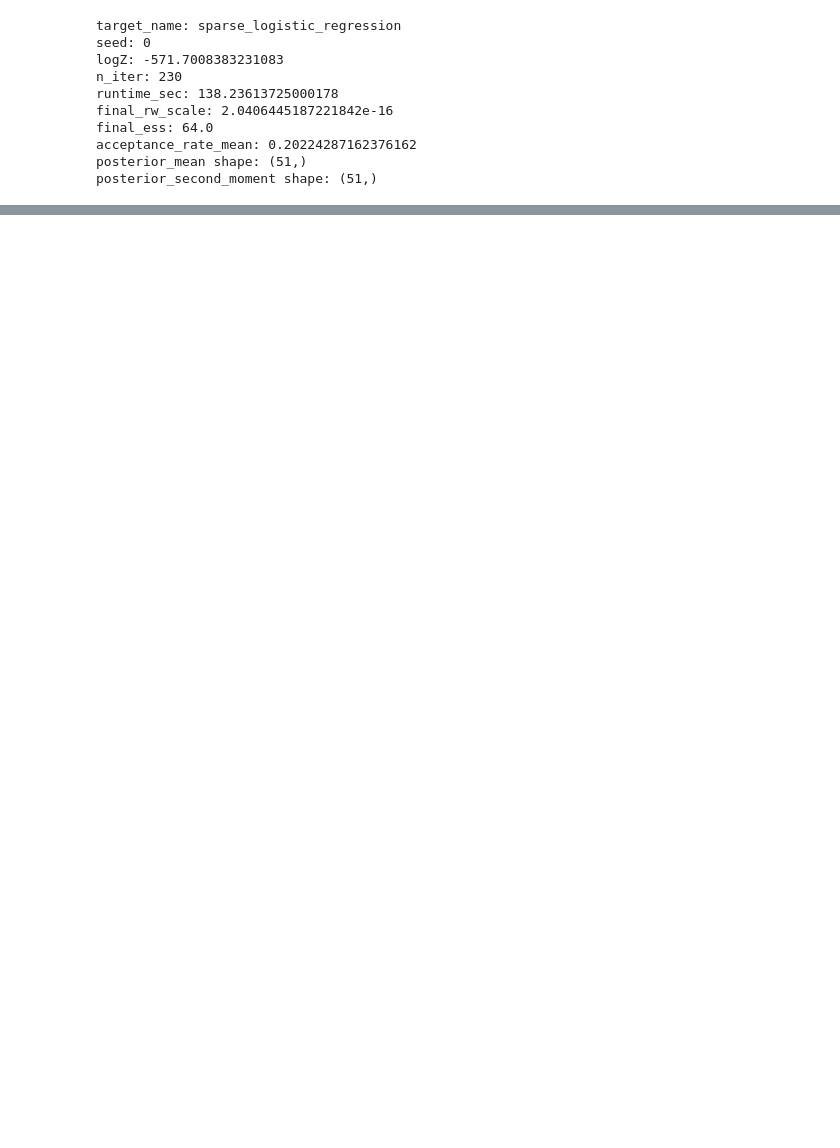
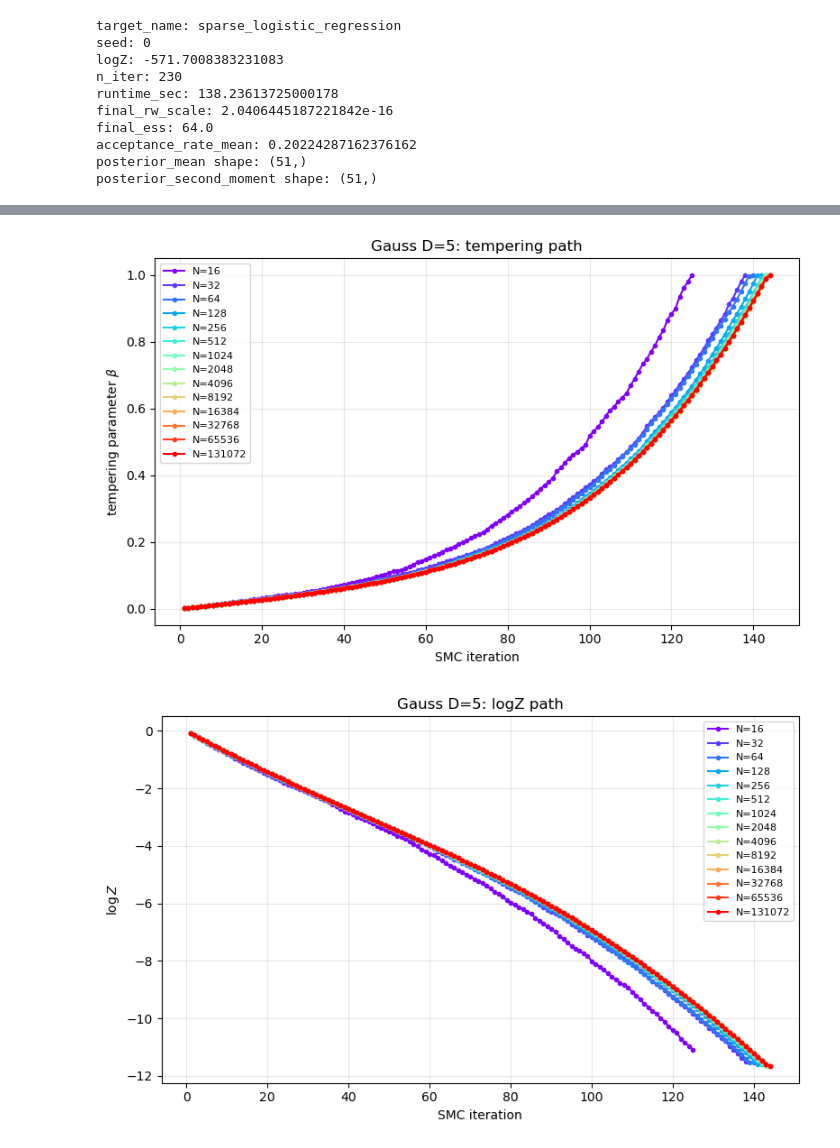
Before and after one commit to MaksKoncilja/ps-kernel-evaluation, a Jupyter notebook: code/PS.ipynb, the cells around one changed output, grey strips where cells are left out. Drawn from its saved outputs; the diff is of its cells as text; code cells hidden in the pictures; blank space fills up the shorter version.

```diff
--- a/code/PS.ipynb
+++ b/code/PS.ipynb
@@ -1880,0 +669,15 @@ final_step_size: 0.002538219307776575
+# %%
+import pickle
+from pathlib import Path
+
+save_dir = Path("../data/results/gaussian_mixture_shifted_D5_N_sweep")
+save_dir.mkdir(parents=True, exist_ok=True)
+
+# save full outputs (includes particles + diagnostics)
+with open(save_dir / "all_outs.pkl", "wb") as f:
+    pickle.dump(all_outs_N, f)
+
+# save summary table
+results_df.to_csv(save_dir / "summary.csv", index=False)
+
+print(f"Saved results to {save_dir}")
@@ -1880,0 +878,15 @@ final_step_size: 0.002538219307776575
+# %%
+# ------------------------------------------------------------
+# Save results
+# ------------------------------------------------------------
+
+save_dir = Path("../data/results/gaussian_mixture_shifted_D5_K_sweep")
+save_dir.mkdir(parents=True, exist_ok=True)
+
+results_df = pd.DataFrame(results)
+results_df.to_csv(save_dir / "summary.csv", index=False)
+
+import pickle
+
+with open(save_dir / "all_outs.pkl", "wb") as f:
+    pickle.dump(all_outs, f)
@@ -1880,0 +1030,14 @@ final_step_size: 0.002538219307776575
+# %%
+all_outs_N = load_all_outs(
+    "../data/results/gaussian_mixture_shifted_D5_N_sweep/all_outs.pkl"
+)
+
+plot_smc_diagnostics(
+    all_outs_N,
+    varying_key="N",
+    title_prefix="Gauss_D5_N_sweep",
+    save_dir="../images/GaussN_diagnostics",
+)
+# %% [output]
+[figure, added]
+[figure, added]
```
Also changed, not shown: parts of 37 cells of this notebook, 4 other files.
